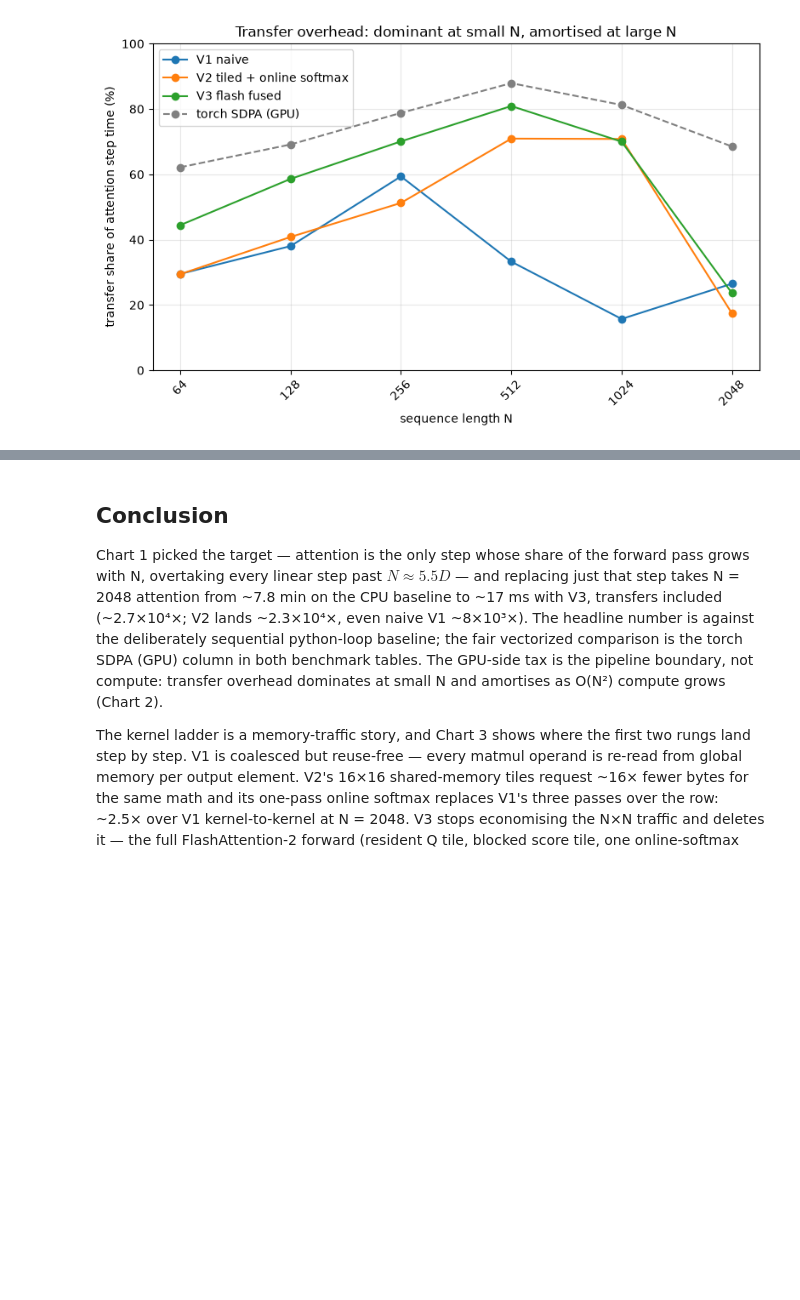
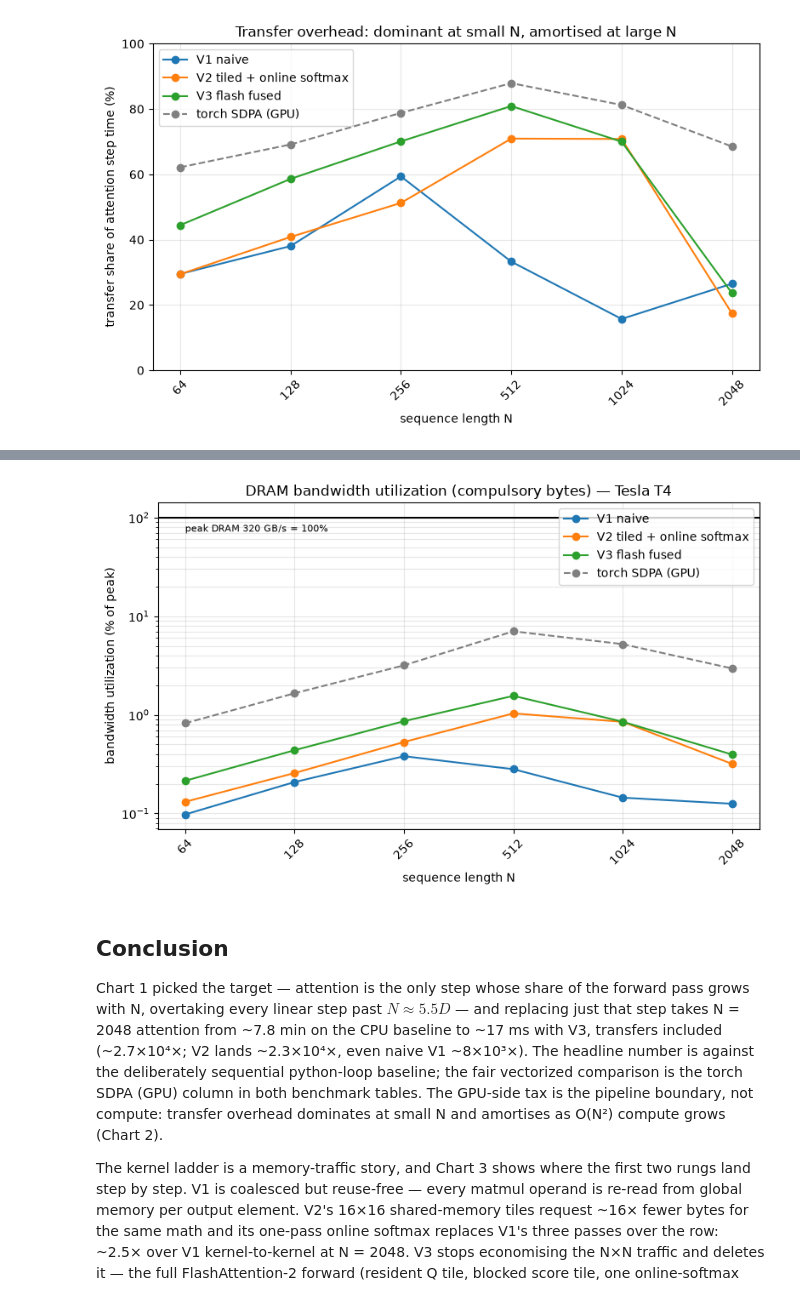
Before and after one commit to LtnLinh/Transformer-Attention-Mechanism, a Jupyter notebook: demo.ipynb, the cells around one changed output, grey strips where cells are left out. Drawn from its saved outputs; the diff is of its cells as text; code cells hidden in the pictures; blank space fills up the shorter version.

```diff
--- a/demo.ipynb
+++ b/demo.ipynb
@@ -466,3 +512,29 @@ else:
+# %%
+# Chart 5 -- DRAM bandwidth utilization: compulsory bytes / time, % of peak
+if cuda.is_available():
+    fig, ax = plt.subplots(figsize=(8, 5))
+    for name, rows in pts.items():
+        util = [100.0 * r["gbs"] / specs["bw_gbs"] for r in rows]
+        ax.plot([r["n"] for r in rows], util, marker="o",
+                color=COLORS[name], linestyle="--" if "SDPA" in name else "-",
+                label=name)
+    ax.axhline(100.0, color="k", lw=1.5)
+    ax.text(SEQ_LENS[0], 72,
+            f"peak DRAM {specs['bw_gbs']:.0f} GB/s = 100%", fontsize=8)
+    ax.set_xscale("log", base=2)
+    ax.set_yscale("log")
+    ax.set_xticks(SEQ_LENS, SEQ_LENS, rotation=45)
+    ax.set_xlabel("sequence length N")
+    ax.set_ylabel("bandwidth utilization (% of peak)")
+    ax.set_title(f"DRAM bandwidth utilization (compulsory bytes) — {specs['name']}")
+    ax.grid(True, which="both", alpha=0.3)
+    ax.legend()
+    plt.tight_layout()
+    plt.show()
+else:
+    print("No CUDA device -- skipping the bandwidth chart")
+# %% [output]
+[figure, added]
 # %% [markdown]
 ## Conclusion
 
```
Also changed, not shown: parts of 4 cells of this notebook, 1 other file.
